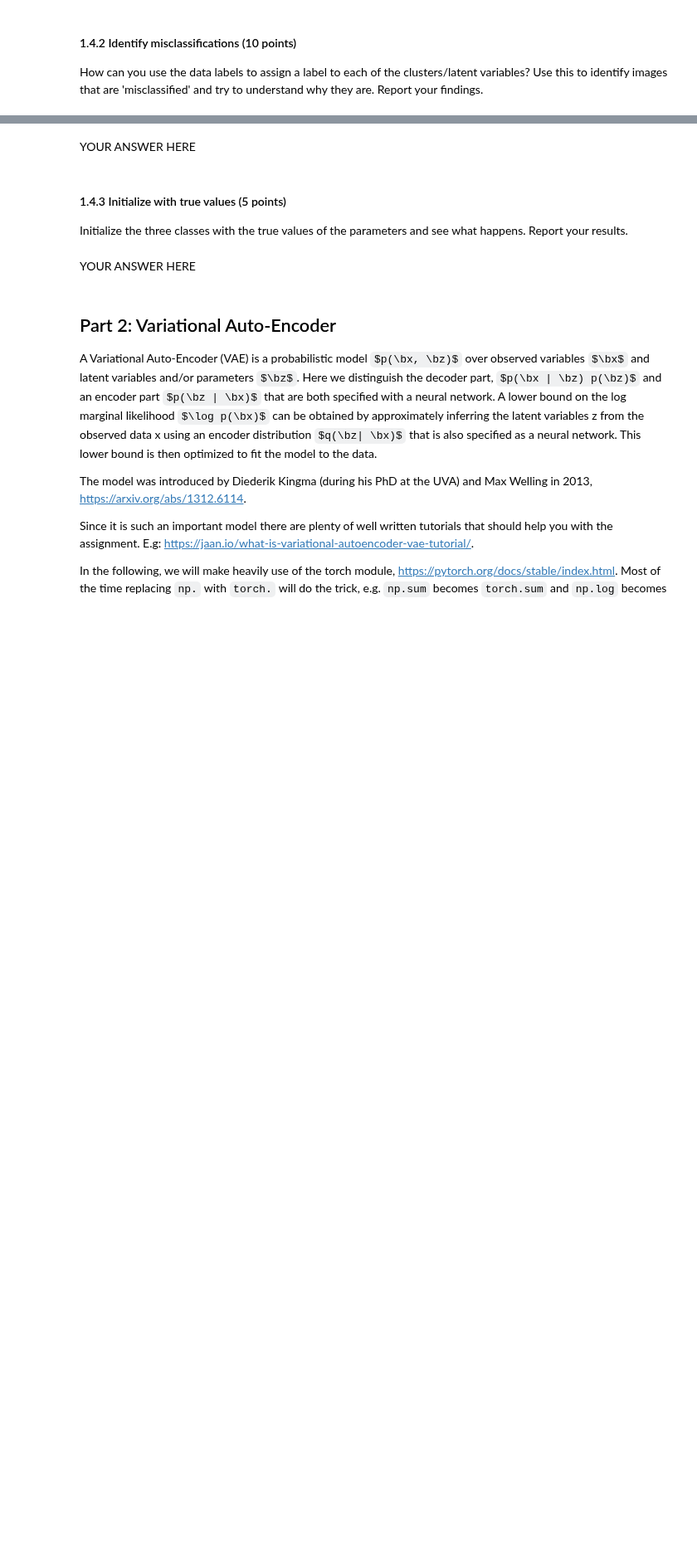
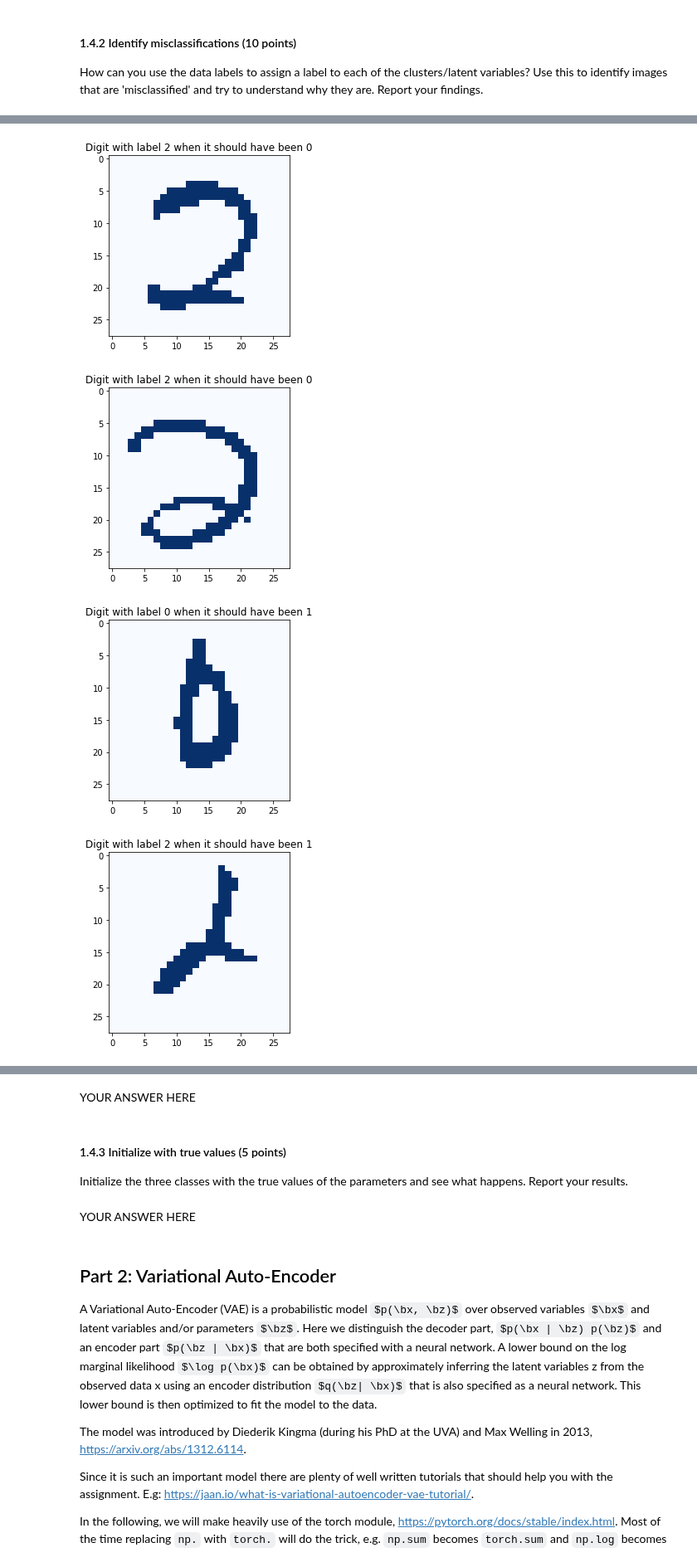
Before and after one commit to Kaleidophon/bayesian-buffalo, a Jupyter notebook: lab3/lab3.ipynb, the cells around one changed output, grey strips where cells are left out. Shown at 83% size. Saved outputs shown, nothing was run; the diff lists cells and outputs as text; code cells hidden in the pictures; some formulas as TeX source; blank space fills up the shorter version.

```diff
--- a/lab3/lab3.ipynb
+++ b/lab3/lab3.ipynb
@@ -326,0 +357,7 @@ raise NotImplementedError()
+# %%
+print(bin_train_data.shape)
+identify_train, identify_label_indices = create_digits_train_data(bin_train_data, train_labels, range(3), size=10000)
+# Get the labels of sample numbers
+identify_labels = train_labels[identify_label_indices]
+
+identify_gamma, _, _ = EM(identify_train, 10, max_iter=10)
@@ -326,0 +392,35 @@ raise NotImplementedError()
+# %%
+from collections import defaultdict, Counter
+
+# Firstly, find out which digits the different latent variables are most
+# "responsible" for
+responsible_digits = defaultdict(list)
+for n in range(identify_gamma.shape[0]):
+    responsible_digits[np.argmax(identify_gamma[n, :])].append(n)
+
+# Secondly, see what label is most common for these digits
+responsible_class = dict()
+missclassified_digit_indices = {}
+for z, digit_indices in responsible_digits.items():
+    # Labels of digits z is responsible for
+    digits_labels = list(map(lambda d: identify_labels[d], digit_indices))
+    most_frequent_label = Counter(digits_labels).most_common(1)[0][0]
+    responsible_class[z] = most_frequent_label
+
+    for digit_index, digit_label in zip(digit_indices, digits_labels):
+        if digit_label != most_frequent_label:
+            missclassified_digit_indices[digit_index] = (digit_label, most_frequent_label)
+
+# Thirdly, see which digits deviate from the most common label
+sampled_missclassified = sample(list(missclassified_digit_indices), k=10)
+for sampled in sampled_missclassified:
+    false_label, true_label = missclassified_digit_indices[sampled]
+    fig = plt.figure()
+    plt.title("Digit with label {} when it should have been {}".format(false_label, true_label))
+    plt.imshow(identify_train[sampled].reshape(28, 28), cmap='Blues')
+    plt.show()
+# %% [output]
+[figure, added]
+[figure, added]
+[figure, added]
+[figure, added]
```
Also changed, not shown: parts of 11 cells of this notebook.
